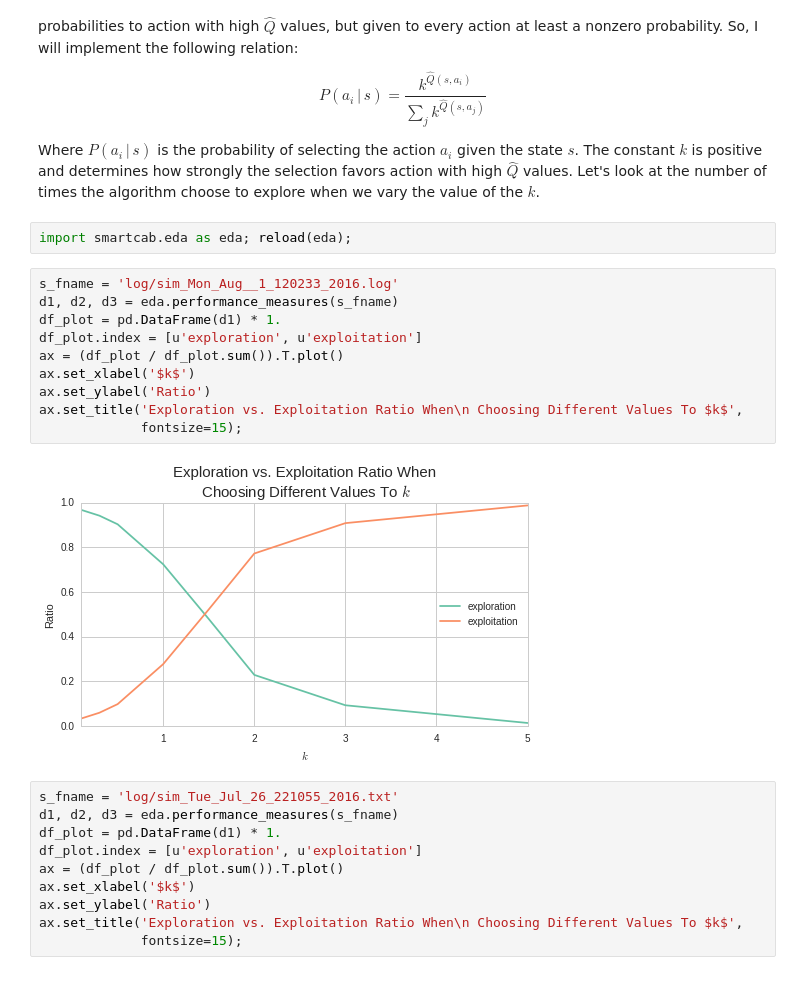
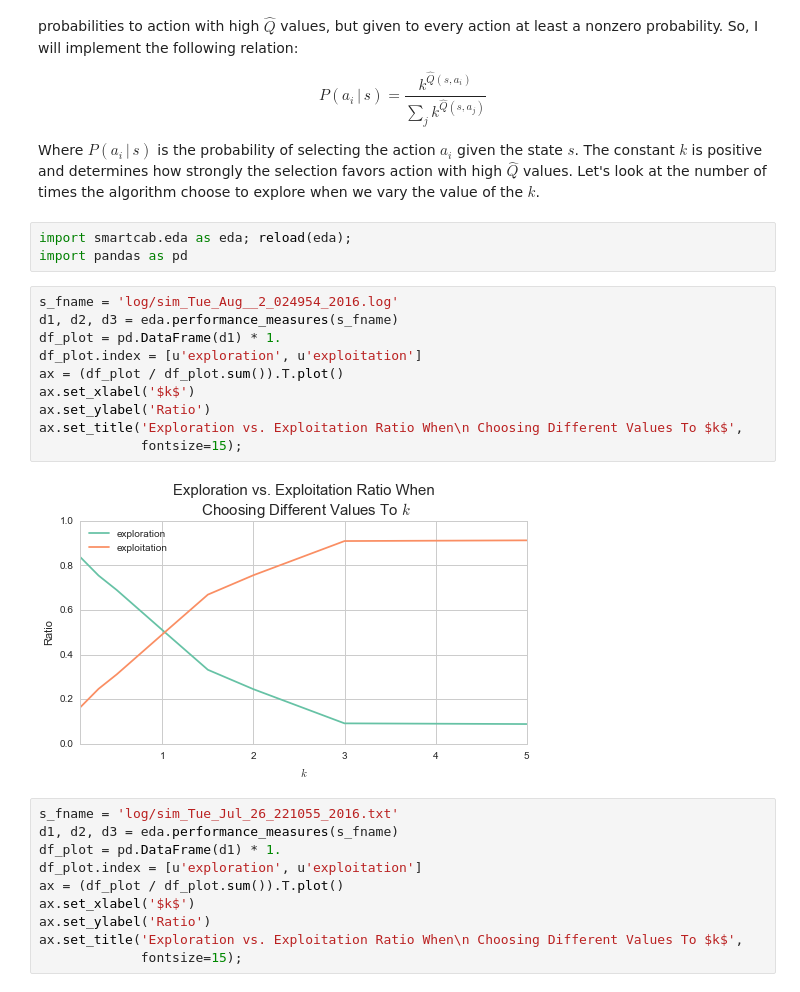
Before and after one commit to ucaiado/Smart_Cab, a Jupyter notebook: smart_cab.ipynb, the cells around one changed output. Cells and saved outputs as stored; diff of their text form.

```diff
--- a/smart_cab.ipynb
+++ b/smart_cab.ipynb
@@ -323,18 +336,19 @@ $$P(a_i\, | \,s ) = \frac{k ^{\hat{Q}(s, a_i)}}{\sum_j k^{\hat{Q}(s, a_j)}}$$
 Where $P(a_i\, | \,s )$ is the probability of selecting the action $a_i$ given the state $s$. The constant $k$ is positive and determines how strongly the selection favors action with high $\hat{Q}$ values. Let's look at the number of times the algorithm choose to explore when we vary the value of the $k$.
 # %%
 import smartcab.eda as eda; reload(eda);
+import pandas as pd
 # %%
-s_fname = 'log/sim_Mon_Aug__1_120233_2016.log'
+s_fname = 'log/sim_Tue_Aug__2_024954_2016.log'
 d1, d2, d3 = eda.performance_measures(s_fname)
 df_plot = pd.DataFrame(d1) * 1.
 df_plot.index = [u'exploration', u'exploitation']
 ax = (df_plot / df_plot.sum()).T.plot()
 ax.set_xlabel('$k$')
 ax.set_ylabel('Ratio')
 ax.set_title('Exploration vs. Exploitation Ratio When\n Choosing Different Values To $k$',
              fontsize=15);
 # %% [output]
-[figure, old version]
+[figure, new version]
 # %%
 s_fname = 'log/sim_Tue_Jul_26_221055_2016.txt'
 d1, d2, d3 = eda.performance_measures(s_fname)
```
Also changed, not shown: parts of 17 cells of this notebook, 1 other file.
